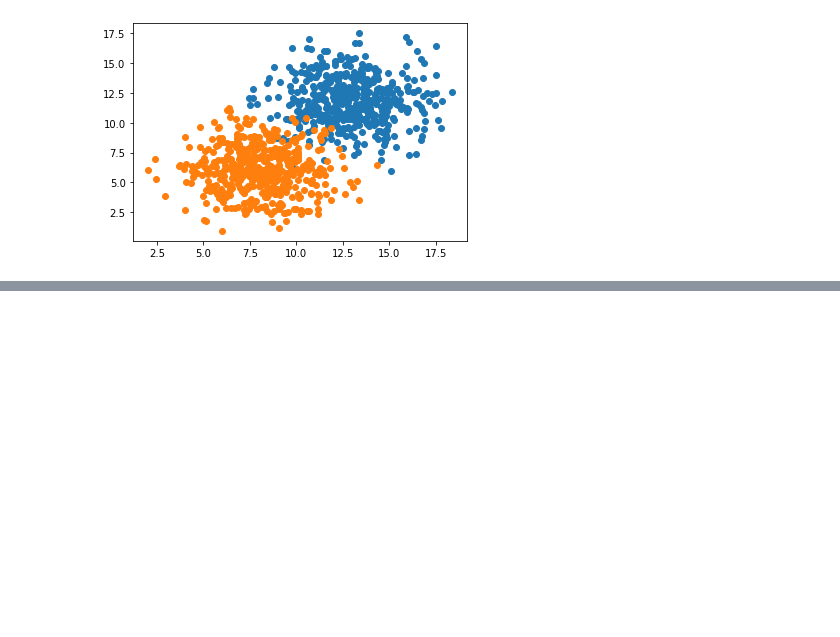
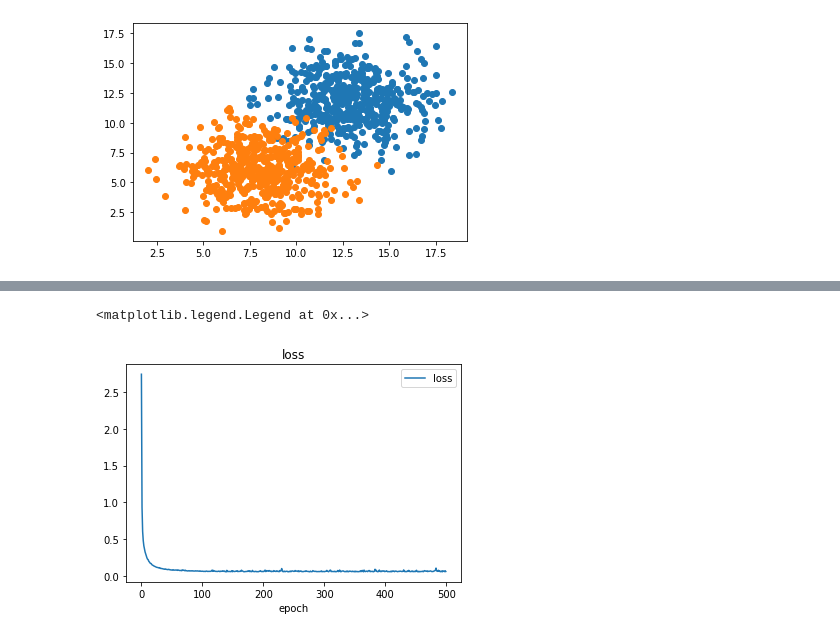
Before and after one commit to hpt1988/Applied-Deep-Learning_The-Complete-Self-Driving-Car-Course, a Jupyter notebook: keras/perceptron.ipynb, the cells around one changed output, grey strips where cells are left out. Cells and saved outputs as stored; diff of their text form; code cells hidden in the pictures; blank space fills up the shorter version.

```diff
--- a/keras/perceptron.ipynb
+++ b/keras/perceptron.ipynb
@@ -101,0 +109,8 @@ Epoch 500/500
+# %%
+plt.plot(h.history['loss'])
+plt.title('loss')
+plt.xlabel('epoch')
+plt.legend(['loss'])
+# %% [output]
+<matplotlib.legend.Legend at 0x...>
+[figure, added]
```
Also changed, not shown: parts of 2 cells of this notebook.
